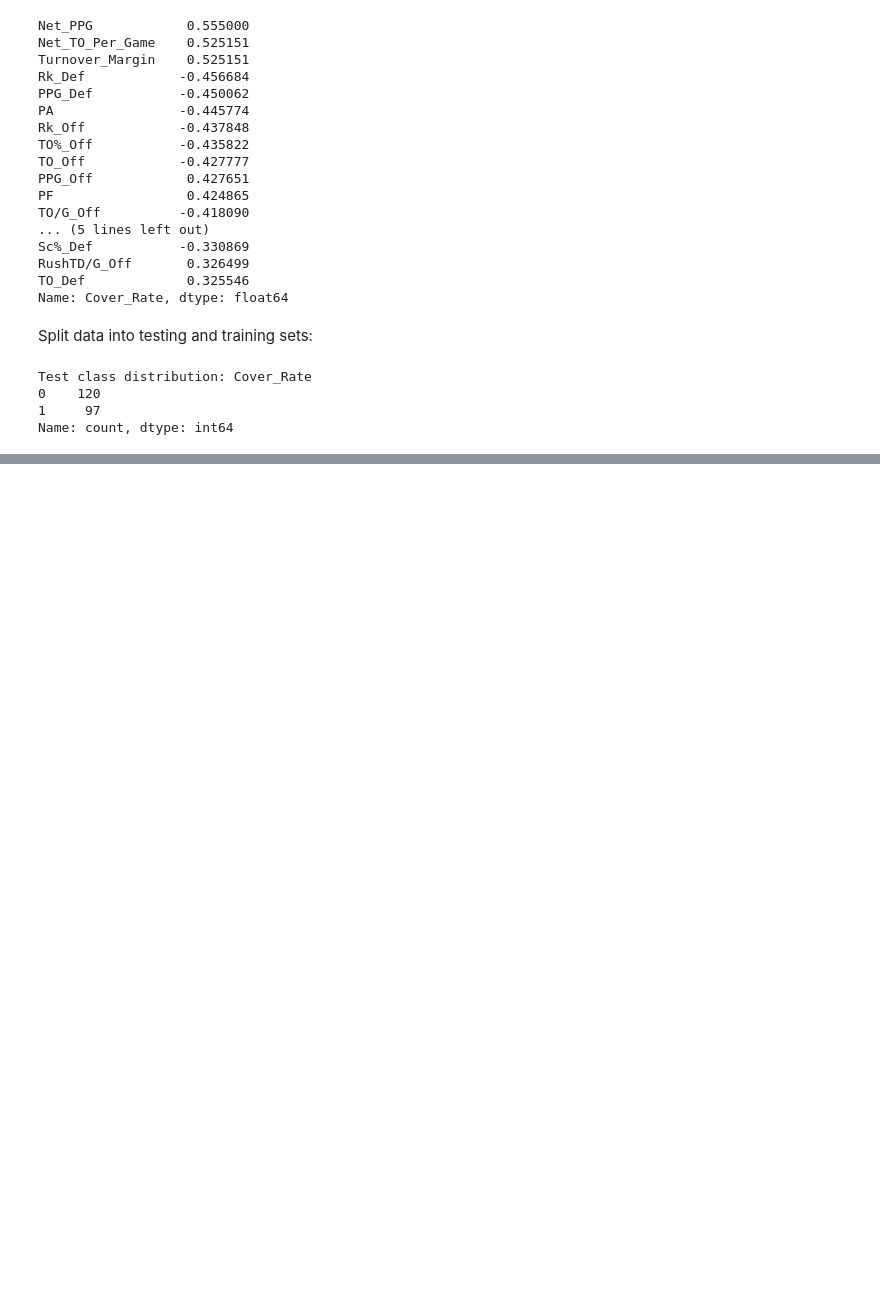
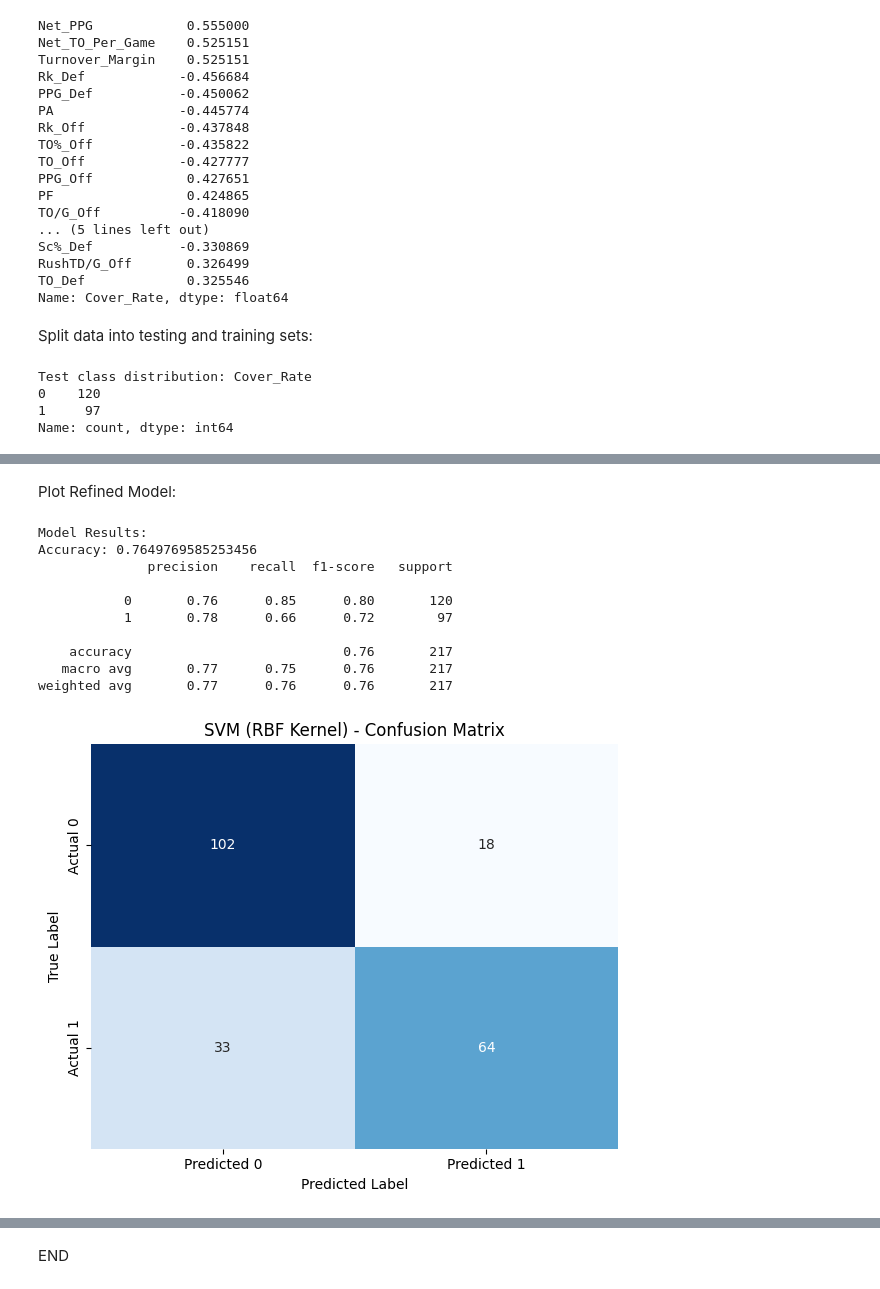
Before and after one commit to nickmazza84/Intro-to-Data-Science-Final-Project, a Jupyter notebook: DataScienceProject.ipynb, the cells around one changed output, grey strips where cells are left out. Saved outputs shown, nothing was run; the diff lists cells and outputs as text; code cells hidden in the pictures; blank space fills up the shorter version.

```diff
--- a/RevisedProject.ipynb
+++ b/DataScienceProject.ipynb
@@ -676,0 +850,49 @@ Top Negative Coefficients (pushing toward 0):
+# %%
+#.35 is already pretty optimal for test size, leave as is
+sX_train, sX_test, sy_train, sy_test = train_test_split(sX, sy, test_size=0.35, random_state=42, stratify=sy)
+# %% [markdown]
+<b/>Plot Refined Model:
+# %%
+# Train and evaluate
+model.fit(sX_train, sy_train)
+sy_pred = model.predict(sX_test)
+print(f"Model Results:")
+print("Accuracy:", accuracy_score(sy_test, sy_pred))
+print(classification_report(sy_test, sy_pred, zero_division=0))
+
+cm = confusion_matrix(sy_test, sy_pred)
+plt.figure(figsize=(6, 5))
+sns.heatmap(cm, annot=True, fmt="d", cmap="Blues", cbar=False,
+            xticklabels=["Predicted 0", "Predicted 1"],
+            yticklabels=["Actual 0", "Actual 1"])
+plt.xlabel("Predicted Label")
+plt.ylabel("True Label")
+plt.title(f"{name} - Confusion Matrix")
+plt.tight_layout()
+plt.show()
+
+# Precision-Recall Curve (check for predict_proba)
+fitted_model = model.best_estimator_ if hasattr(model, "best_estimator_") else model
+if hasattr(fitted_model, "predict_proba"):
+    s_scores = fitted_model.predict_proba(sX_test)[:, 1]
+    precision, recall, _ = precision_recall_curve(sy_test, s_scores)
+    disp = PrecisionRecallDisplay(precision=precision, recall=recall)
+    fig, ax = plt.subplots(figsize=(8, 6))
+    disp.plot(ax=ax)
+    plt.title(f"{name} - Precision-Recall Curve")
+    plt.xlabel("Recall")
+    plt.ylabel("Precision")
+    plt.grid(True)
+    plt.show()
+# %% [output]
+Model Results:
+Accuracy: 0.7649769585253456
+              precision    recall  f1-score   support
+
+           0       0.76      0.85      0.80       120
+           1       0.78      0.66      0.72        97
+
+    accuracy                           0.76       217
+   macro avg       0.77      0.75      0.76       217
+weighted avg       0.77      0.76      0.76       217
+[figure, added]
@@ -676,0 +900,2 @@ Top Negative Coefficients (pushing toward 0):
+# %% [markdown]
+<b/>END
```
Also changed, not shown: parts of 28 cells of this notebook, 17 other files.
